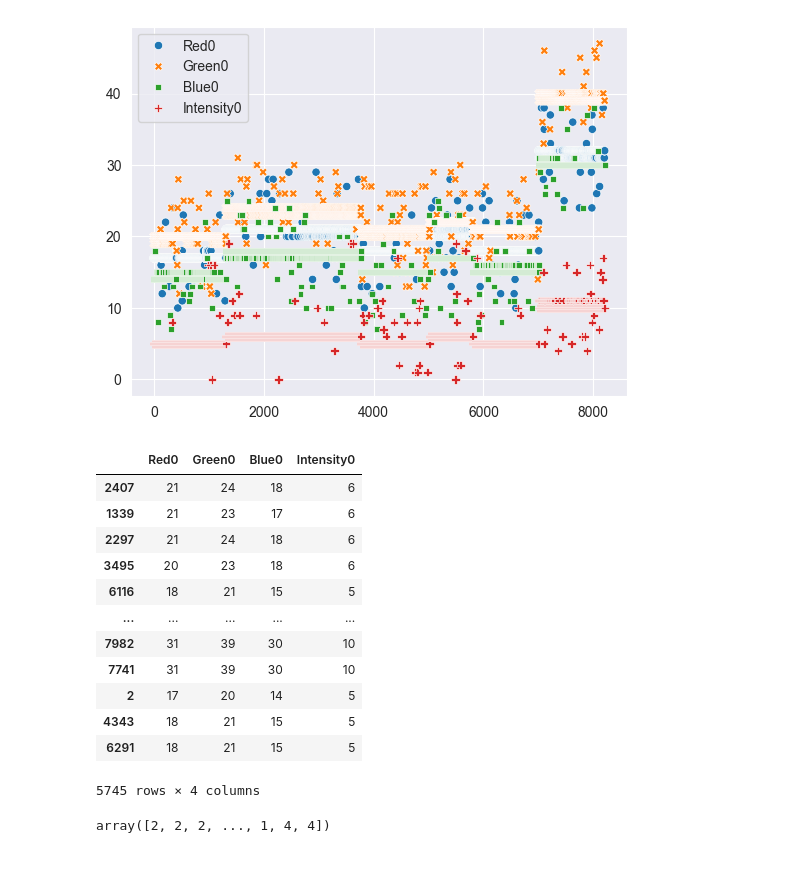
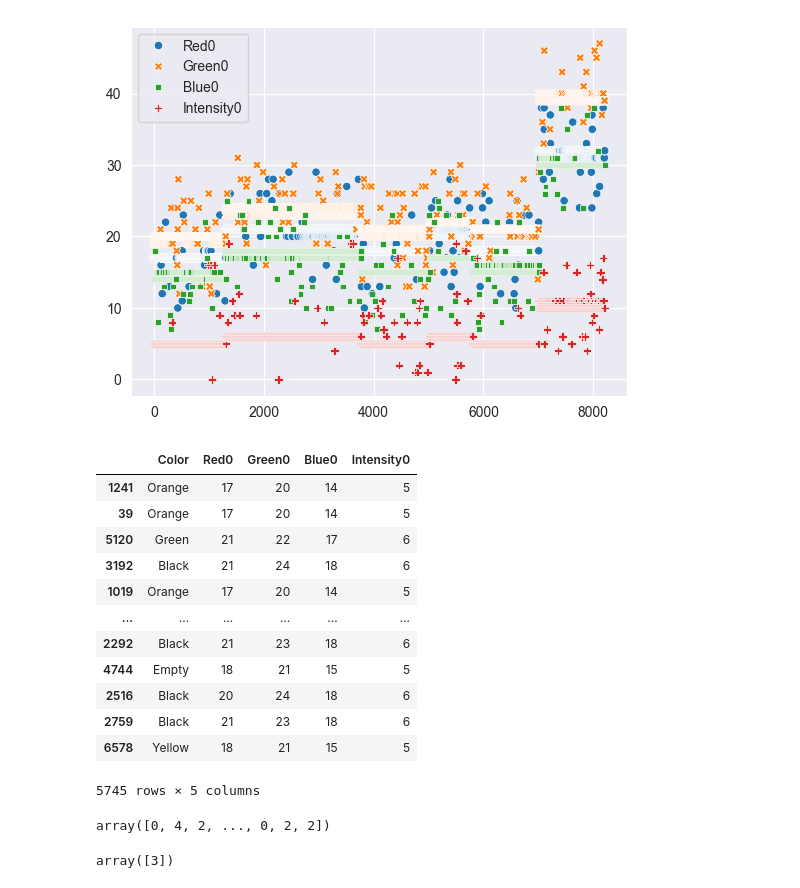
Before and after one commit to pionira-gmbh/Color_Sorter, a Jupyter notebook: Notebooks/DataExploration.ipynb, the cells around one changed output. Saved outputs shown, nothing was run; the diff lists cells and outputs as text; code cells hidden in the pictures.

```diff
--- a/Notebooks/DataExploration.ipynb
+++ b/Notebooks/DataExploration.ipynb
@@ -43,25 +43,29 @@ sns.scatterplot(df)
 # %%
 train = df.sample(frac=.7)
 test = df.drop(train.index)
-colors = train.pop("Color")
+#colors = train.pop("Color")
 train
 # %% [output]
-|  | Red0 | Green0 | Blue0 | Intensity0 |
-| 2407 | 21 | 24 | 18 | 6 |
-| 1339 | 21 | 23 | 17 | 6 |
-| 2297 | 21 | 24 | 18 | 6 |
-| 3495 | 20 | 23 | 18 | 6 |
-| 6116 | 18 | 21 | 15 | 5 |
-| ... | ... | ... | ... | ... |
-| 7982 | 31 | 39 | 30 | 10 |
-| 7741 | 31 | 39 | 30 | 10 |
-| 2 | 17 | 20 | 14 | 5 |
-| 4343 | 18 | 21 | 15 | 5 |
-| 6291 | 18 | 21 | 15 | 5 |
+|  | Color | Red0 | Green0 | Blue0 | Intensity0 |
+| 1241 | Orange | 17 | 20 | 14 | 5 |
+| 39 | Orange | 17 | 20 | 14 | 5 |
+| 5120 | Green | 21 | 22 | 17 | 6 |
+| 3192 | Black | 21 | 24 | 18 | 6 |
+| 1019 | Orange | 17 | 20 | 14 | 5 |
+| ... | ... | ... | ... | ... | ... |
+| 2292 | Black | 21 | 23 | 18 | 6 |
+| 4744 | Empty | 18 | 21 | 15 | 5 |
+| 2516 | Black | 20 | 24 | 18 | 6 |
+| 2759 | Black | 21 | 23 | 18 | 6 |
+| 6578 | Yellow | 18 | 21 | 15 | 5 |
-5745 rows × 4 columns
+5745 rows × 5 columns
 # %%
 model = skl.KMeans(n_clusters=6).fit(train)
 # %%
 model.labels_
 # %% [output]
-array([2, 2, 2, ..., 1, 4, 4])
+array([0, 4, 2, ..., 0, 2, 2])
+# %%
+model.predict([[20,15,30,5]])
+# %% [output]
+array([3])
```
Also changed, not shown: parts of 4 cells of this notebook.
